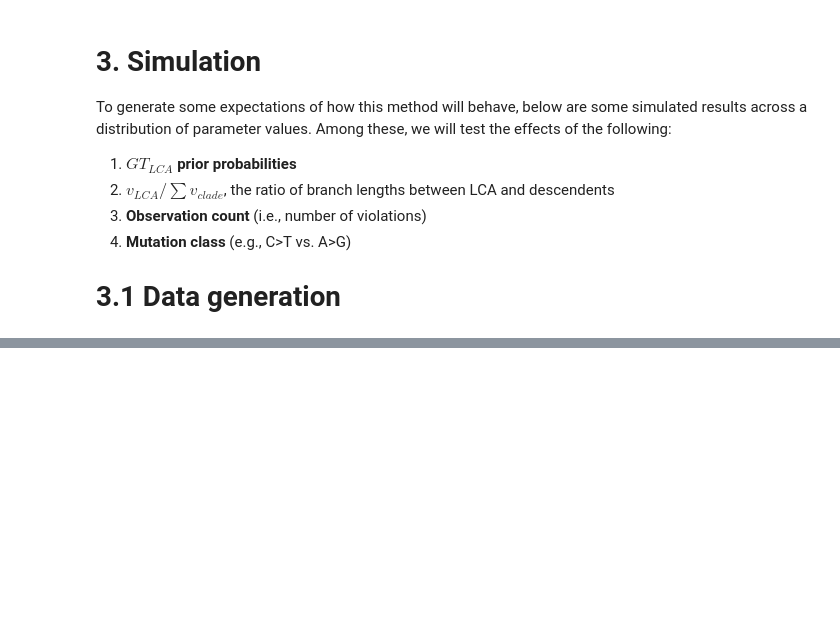
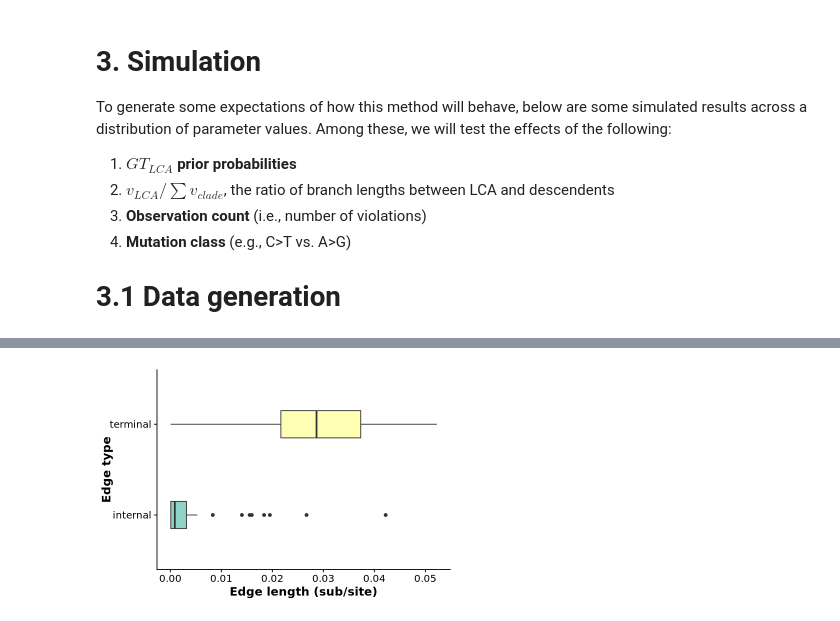
Before and after one commit to mtassia/somatic_mutation_scm, a Jupyter notebook: docs/recurrent_convergence.ipynb, the cells around one changed output, grey strips where cells are left out. Drawn from its saved outputs; the diff is of its cells as text; code cells hidden in the pictures; blank space fills up the shorter version.

```diff
--- a/docs/recurrent_convergence.ipynb
+++ b/docs/recurrent_convergence.ipynb
@@ -101,0 +130,16 @@ suppressPackageStartupMessages(
+# %%
+# Plot distribution of terminal branch lengths
+options(repr.plot.width = 6, repr.plot.height = 4)
+terminal_edge_lengths <- tr$edge.length[which(tr$edge[,2] <= length(tr$tip.label))]
+internal_edge_lengths <- tr$edge.length[which(tr$edge[,2] > length(tr$tip.label))]
+
+data.frame(length = c(terminal_edge_lengths,internal_edge_lengths),
+           type = rep(c("terminal", "internal"), c(length(terminal_edge_lengths), length(internal_edge_lengths)))) %>%
+    ggplot(aes(x = length, fill = type, y = type)) +
+    geom_boxplot(width = 0.3) +
+    scale_fill_brewer(palette = "Set3", guide = "none") +
+    theme_cowplot() +
+    theme(axis.title = element_text(face = "bold")) +
+    labs(x = "Edge length (sub/site)", y = "Edge type")
+# %% [output]
+[figure, added]
```
Also changed, not shown: parts of 10 cells of this notebook, 4 other files.
